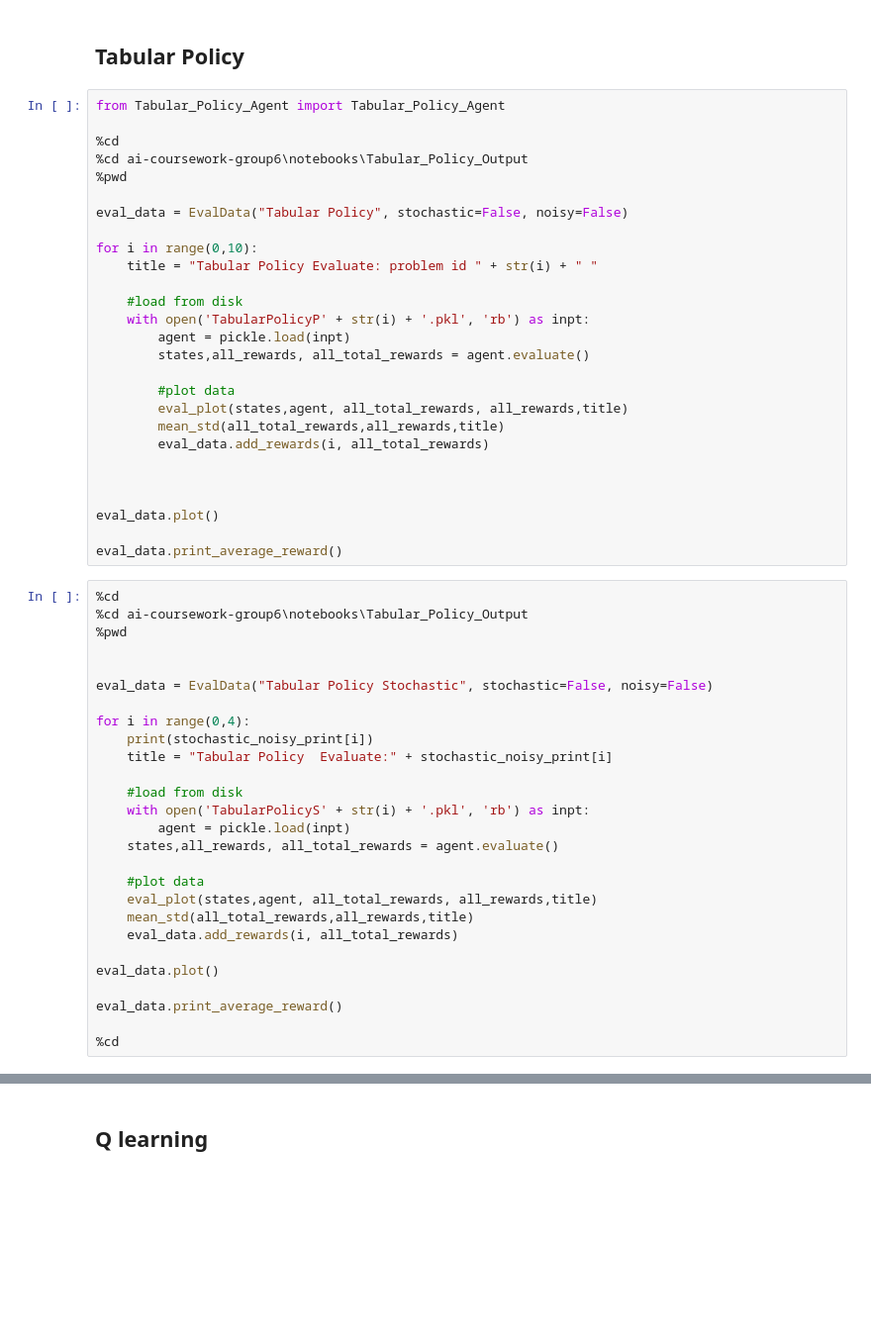
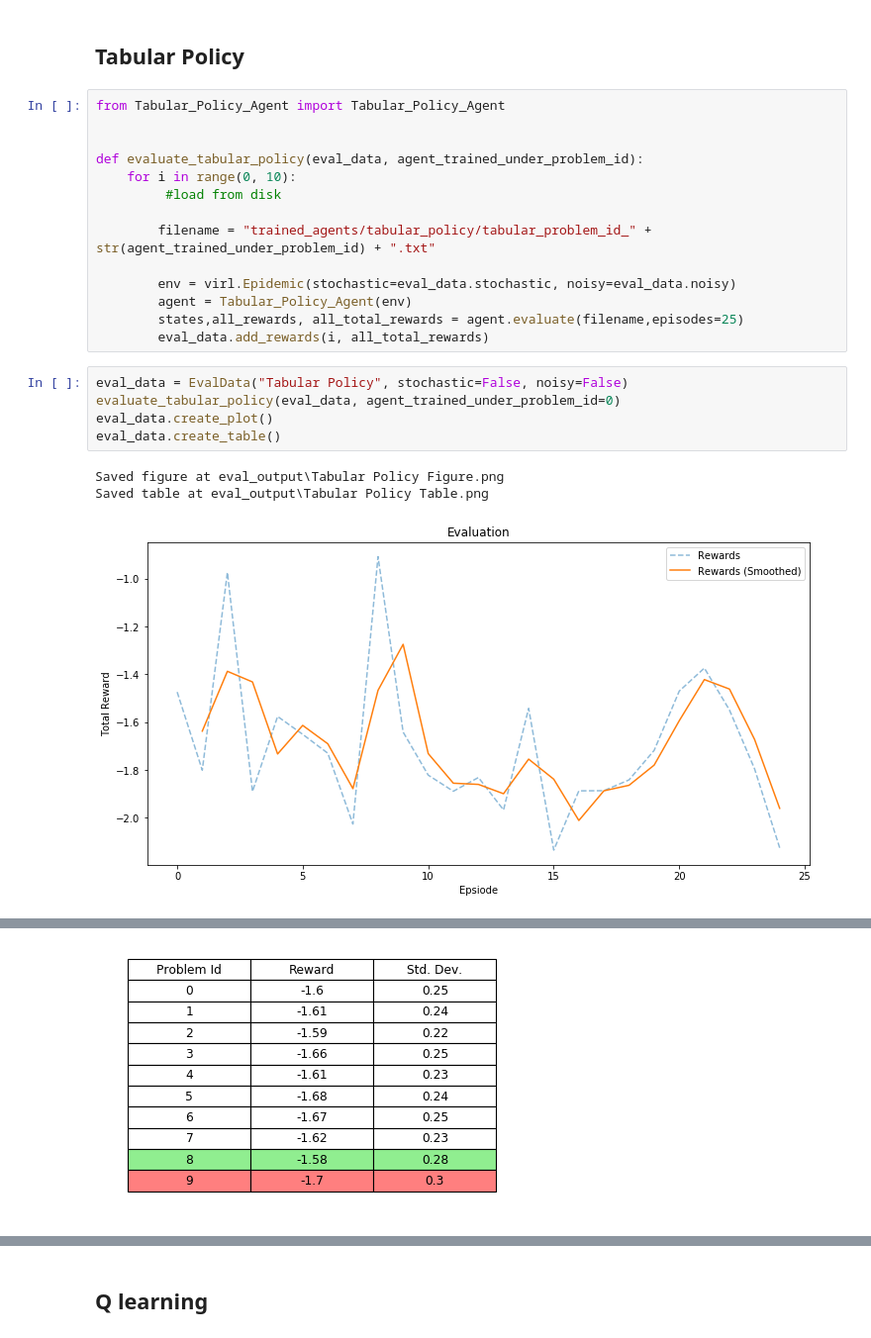
Before and after one commit to arranbrown99/COVID_simulation, a Jupyter notebook: notebooks/run_eval.ipynb, the cells around one changed output, grey strips where cells are left out. Shown at 99% size. Cells and saved outputs as stored; diff of their text form; blank space fills up the shorter version.

Commit message:
run eval tabular EvalData

```diff
--- a/notebooks/run_eval.ipynb
+++ b/notebooks/run_eval.ipynb
@@ -118,57 +118,26 @@ eval_data.create_plot()
 eval_data.create_table()
 # %% [markdown]
 ## Tabular Policy
-# %%
-from Tabular_Policy_Agent import Tabular_Policy_Agent
-
-%cd
-%cd ai-coursework-group6\notebooks\Tabular_Policy_Output
-%pwd
-
-eval_data = EvalData("Tabular Policy", stochastic=False, noisy=False)
-
-for i in range(0,10):
-    title = "Tabular Policy Evaluate: problem id " + str(i) + " "
-
-    #load from disk
-    with open('TabularPolicyP' + str(i) + '.pkl', 'rb') as inpt:
-        agent = pickle.load(inpt)
-        states,all_rewards, all_total_rewards = agent.evaluate()
-
-        #plot data
-        eval_plot(states,agent, all_total_rewards, all_rewards,title)
-        mean_std(all_total_rewards,all_rewards,title)
-        eval_data.add_rewards(i, all_total_rewards)
-
-
-
-eval_data.plot()
-
-eval_data.print_average_reward()
-# %%
-%cd
-%cd ai-coursework-group6\notebooks\Tabular_Policy_Output
-%pwd
-
-
-eval_data = EvalData("Tabular Policy Stochastic", stochastic=False, noisy=False)
-
-for i in range(0,4):
-    print(stochastic_noisy_print[i])
-    title = "Tabular Policy  Evaluate:" + stochastic_noisy_print[i]
-
-    #load from disk
-    with open('TabularPolicyS' + str(i) + '.pkl', 'rb') as inpt:
-        agent = pickle.load(inpt)
-    states,all_rewards, all_total_rewards = agent.evaluate()
-
-    #plot data
-    eval_plot(states,agent, all_total_rewards, all_rewards,title)
-    mean_std(all_total_rewards,all_rewards,title)
-    eval_data.add_rewards(i, all_total_rewards)
-
-eval_data.plot()
-
-eval_data.print_average_reward()
-
-%cd
+# %%
+from Tabular_Policy_Agent import Tabular_Policy_Agent
+
+
+def evaluate_tabular_policy(eval_data, agent_trained_under_problem_id):
+    for i in range(0, 10):
+         #load from disk
+
+        filename = "trained_agents/tabular_policy/tabular_problem_id_" + str(agent_trained_under_problem_id) + ".txt"
+
+        env = virl.Epidemic(stochastic=eval_data.stochastic, noisy=eval_data.noisy)
+        agent = Tabular_Policy_Agent(env)
+        states,all_rewards, all_total_rewards = agent.evaluate(filename,episodes=25)
+        eval_data.add_rewards(i, all_total_rewards)
+# %%
+eval_data = EvalData("Tabular Policy", stochastic=False, noisy=False)
+evaluate_tabular_policy(eval_data, agent_trained_under_problem_id=0)
+eval_data.create_plot()
+eval_data.create_table()
+# %% [output]
+Saved figure at eval_output\Tabular Policy Figure.png
+Saved table at eval_output\Tabular Policy Table.png
+[figure, added]
@@ -174,0 +145 @@ eval_data.print_average_reward()
+[figure, added]
```
Also changed, not shown: parts of 4 cells of this notebook, 15 other files.
